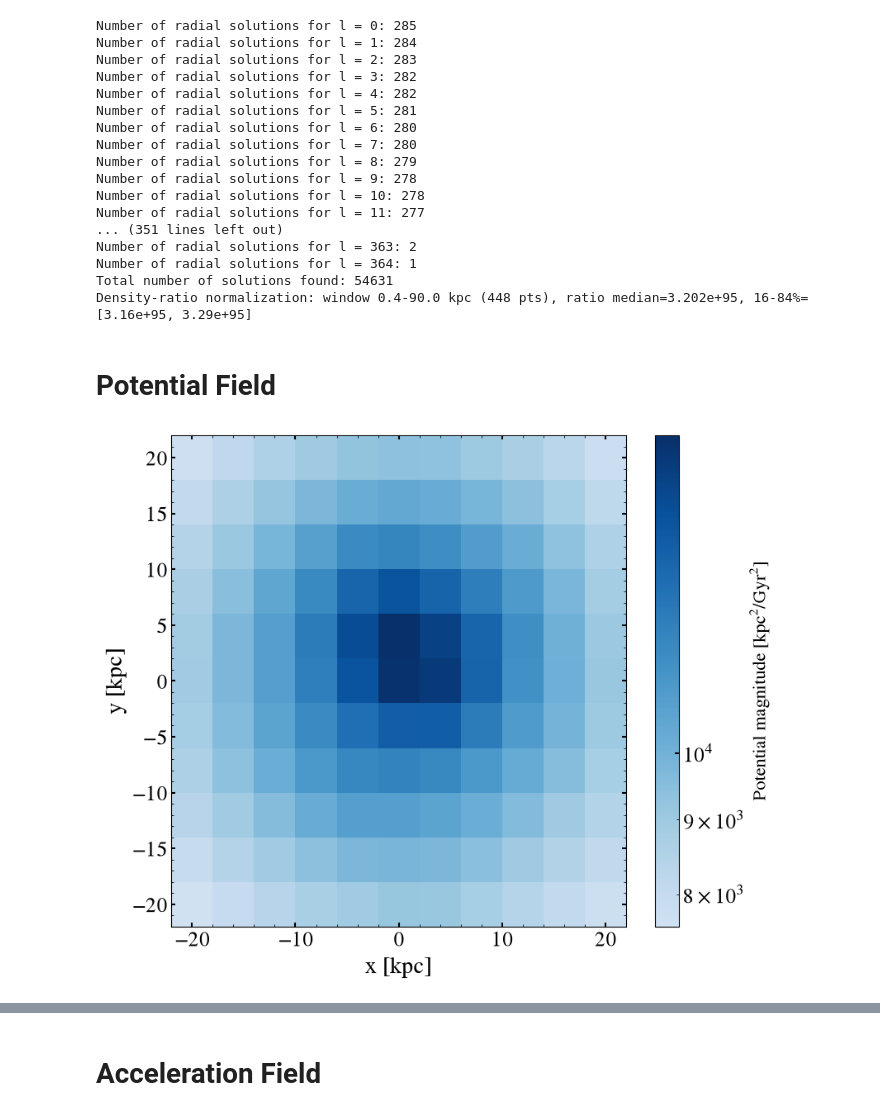
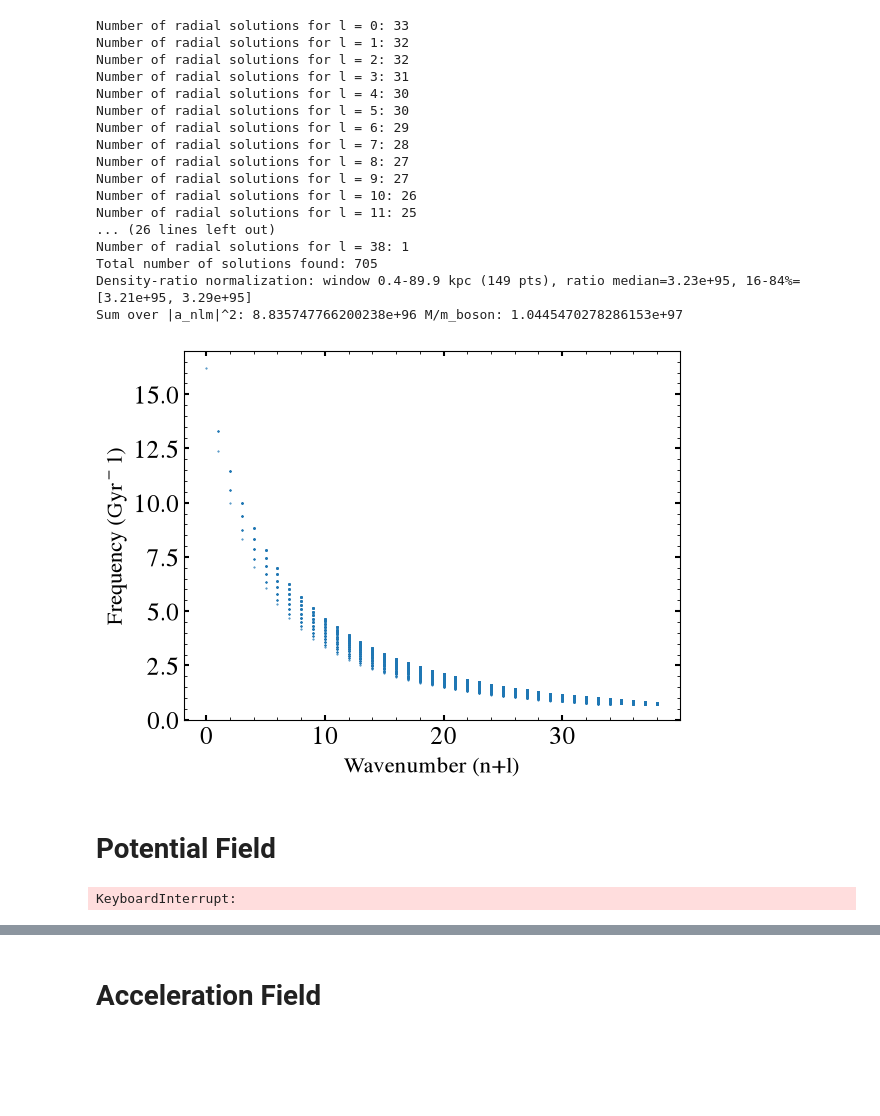
Before and after one commit to sgpfaff/ezfalcon, a Jupyter notebook: FDM/WidrowKaiserFDM.ipynb, the cells around one changed output, grey strips where cells are left out. Drawn from its saved outputs; the diff is of its cells as text; code cells hidden in the pictures; blank space fills up the shorter version.

```diff
--- a/FDM/WidrowKaiserFDM.ipynb
+++ b/FDM/WidrowKaiserFDM.ipynb
@@ -40,23 +38,26 @@ L = 31
 # %%
-totalForce = WidrowKaiserFDM(targetPotential, mboson, L, update_freq = 0.5)
-#fdmForce = totalForce - ExternalGalpyPotential(targetPotential)
+totalForce = WidrowKaiserFDM(targetPotential, mboson, L, update_freq = 0.05, N=500)
+targetForce = ExternalGalpyPotential(targetPotential)
+fdmAcc = lambda pos, t: totalForce.acc(pos, t) - targetForce.acc(pos, t)
+fdmPot = lambda pos, t: totalForce.potential(pos, t) - targetForce.potential(pos, t)
 # %% [output]
-Number of radial solutions for l = 0: 285
-Number of radial solutions for l = 1: 284
-Number of radial solutions for l = 2: 283
-Number of radial solutions for l = 3: 282
-Number of radial solutions for l = 4: 282
-Number of radial solutions for l = 5: 281
-Number of radial solutions for l = 6: 280
-Number of radial solutions for l = 7: 280
-Number of radial solutions for l = 8: 279
-Number of radial solutions for l = 9: 278
-Number of radial solutions for l = 10: 278
-Number of radial solutions for l = 11: 277
-... (351 lines left out)
-Number of radial solutions for l = 363: 2
-Number of radial solutions for l = 364: 1
-Total number of solutions found: 54631
-Density-ratio normalization: window 0.4-90.0 kpc (448 pts), ratio median=3.202e+95, 16-84%=[3.16e+95, 3.29e+95]
+Number of radial solutions for l = 0: 33
+Number of radial solutions for l = 1: 32
+Number of radial solutions for l = 2: 32
+Number of radial solutions for l = 3: 31
+Number of radial solutions for l = 4: 30
+Number of radial solutions for l = 5: 30
+Number of radial solutions for l = 6: 29
+Number of radial solutions for l = 7: 28
+Number of radial solutions for l = 8: 27
+Number of radial solutions for l = 9: 27
+Number of radial solutions for l = 10: 26
+Number of radial solutions for l = 11: 25
+... (26 lines left out)
+Number of radial solutions for l = 38: 1
+Total number of solutions found: 705
+Density-ratio normalization: window 0.4-89.9 kpc (149 pts), ratio median=3.23e+95, 16-84%=[3.21e+95, 3.29e+95]
+Sum over |a_nlm|^2: 8.835747766200238e+96 M/m_boson: 1.0445470278286153e+97
+[figure, added]
 # %% [markdown]
 # Potential Field
@@ -97,5 +64,5 @@ Density-ratio normalization: window 0.4-90.0 kpc (448 pts), ratio median=3.202e+
 # %%
-nx, ny = 11, 11
+nx, ny = 51, 51
 buffer = 20
 x_20kpc = np.linspace(- buffer, buffer, nx)
 y_20kpc = np.linspace(-buffer, buffer, ny)
@@ -125,10 +92,10 @@ pcm = plt.pcolormesh(
     norm=norm
     )
 plt.colorbar(pcm, label='Potential magnitude [kpc$^2$/Gyr$^2$]')
-
+plt.title('Total Potential', fontsize=22)
 plt.xlabel("x [kpc]", fontsize=20)
 plt.ylabel("y [kpc]", fontsize=20)
 plt.tight_layout()
 plt.show()
 # %% [output]
-[figure, removed]
+KeyboardInterrupt:
```
Also changed, not shown: parts of 10 cells of this notebook, 1 other file.
